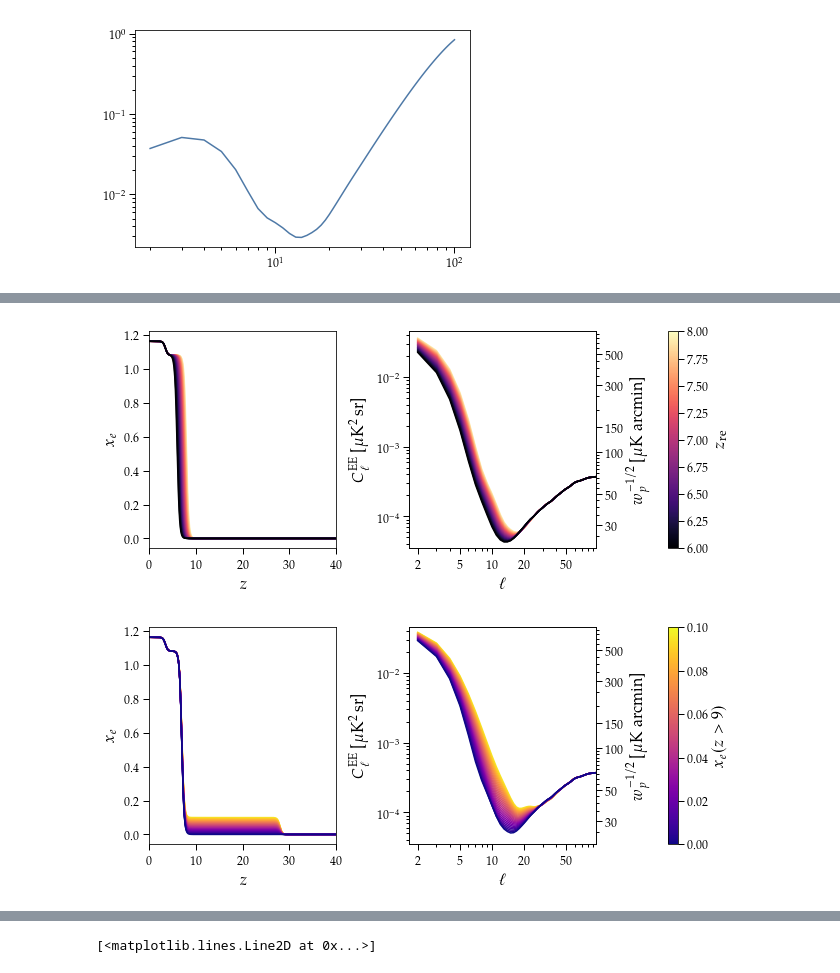
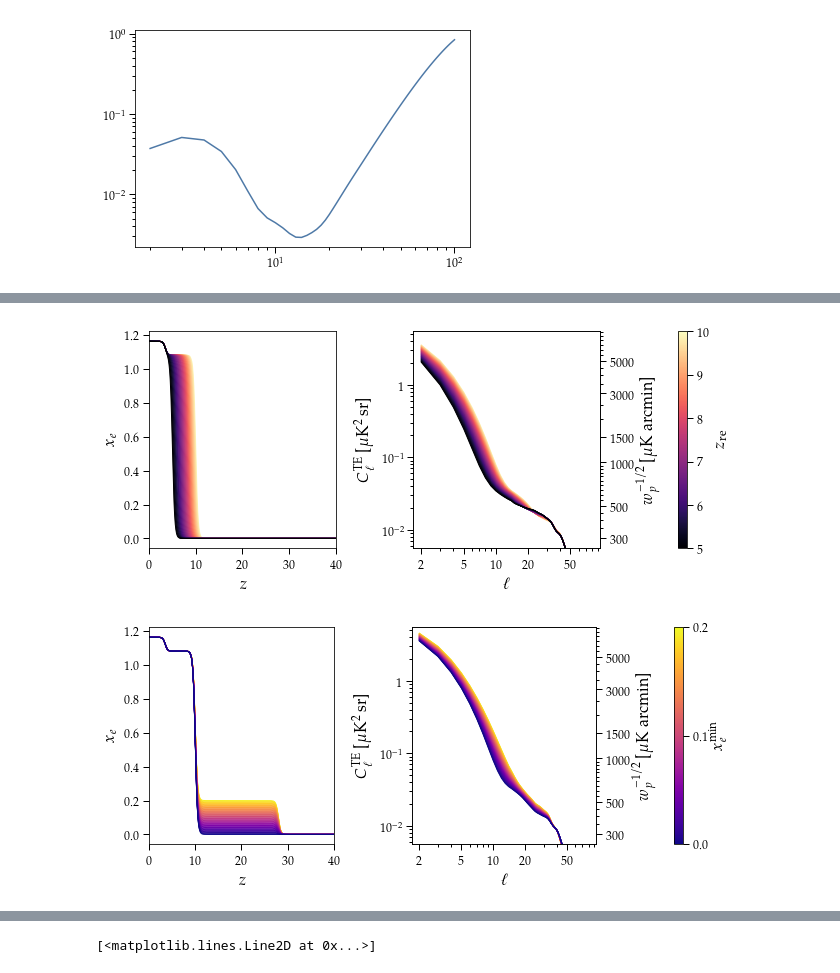
Before and after one commit to dncnwtts/low-ell-reionization, a Jupyter notebook: Fisher Testing.ipynb, the cells around one changed output, grey strips where cells are left out. Cells and saved outputs as stored; diff of their text form; code cells hidden in the pictures.

```diff
--- a/Fisher Testing.ipynb
+++ b/Fisher Testing.ipynb
@@ -75,7 +75,8 @@ def get_twotau(thermo, zmax=100, xmin=2e-4):
     return zsplit, tau_lo, tau_hi
 # %%
 def twinplot(ell, Cl, axes=None, label=None, color='k', marker='.',
-        linestyle=' ', ymin=None, ymax=None, alpha=1, axlabels=True, lw=None):
+        linestyle=' ', ymin=None, ymax=None, alpha=1, lw=None, spec='EE',
+            xlabels=True, ylabels_l=True, ylabels_r=True):
     if axes == None:
         ax = plt.gca()
         axes = [ax, ax.twinx()]
@@ -88,7 +89,8 @@ def twinplot(ell, Cl, axes=None, label=None, color='k', marker='.',
     else:
         ymin, ymax = np.log10(ymin), np.log10(ymax)
         axes[0].set_ylim(ymin, ymax)
-    values = np.arange(int(ymin), int(ymax))
+    xmin, xmax = axes[0].get_xlim()
+    values = np.arange(int(ymin), int(ymax)+1)
     labels = 10.**values
     axes[0].set_yticks(values, minor=False)
 
@@ -106,7 +108,7 @@ def twinplot(ell, Cl, axes=None, label=None, color='k', marker='.',
 
     l0 = np.array([], dtype='float')
     labels = np.arange(1, 10)
-    for i in range(-24, 4):
+    for i in range(values[0]-1, values[-1]+2):
         l0 = np.concatenate((l0, 10**i*labels))
     axes[0].set_yticks(np.log10(l0), minor=True)
     axes[0].set_ylim(ymin, ymax)
@@ -132,10 +134,16 @@ def twinplot(ell, Cl, axes=None, label=None, color='k', marker='.',
     axes[1].set_yticks(np.log10((np.pi*l0/180/60)**2), minor=True)
     axes[1].set_ylim(axes[0].get_ylim())
 
-    if axlabels:
+    if ylabels_l:
+        spec = r'\mathrm{{ {0} }}'.format(spec)
+        axes[0].set_ylabel(r'$C_\ell^' + spec + r'$ [$\mathrm{\mu K^2\,sr}$]')
+    if ylabels_r:
         axes[1].set_ylabel(r'$w_p^{-1/2}$ [$\mathrm{\mu K\ arcmin}$]')
+
+    if xlabels:
         axes[0].set_xlabel(r'$\ell$')
-        axes[0].set_ylabel(r'$C_\ell^\mathrm{EE}$ [$\mathrm{\mu K^2\,sr}$]')
+        axes[0].set_xlim(xmin, 95)
+
 
     return axes
 # %%
@@ -256,8 +347,7 @@ Invalid limit will be ignored.
 # %%
-zs = np.linspace(6, 8, 25)
-xes = np.linspace(0, 0.1, 25)
-z0 = zs.mean()
-xe0 = xes.mean()
+zs = np.linspace(5, 10, 50)
+xes = np.linspace(0, 0.2, 50)
+z0 = 10
 xe0 = 0
 
 fig, axes = plt.subplots(nrows=1, ncols=3, figsize=(9,4), gridspec_kw={"width_ratios":[1,1, 0.05]})
@@ -265,56 +355,71 @@ ax1 = axes[0]
 ax2 = axes[1]
 cax = axes[2]
 axs2 = [ax2, ax2.twinx()]
-taulos1 = []
-tauhis1 = []
 for i in range(len(zs))[::-1]:
     z, xe, ell, EE, TE = get_spectra(zs[i], xe0, both=True)
     thermo = get_spectra(zs[i], xe0, therm=True)
-    _, taulo, tauhi = get_twotau(thermo, zmax=100, xmin=2e-4)
-    taulos1.append(taulo)
-    tauhis1.append(tauhi)
-    ax1.plot(z, xe, color=plt.cm.magma(i/len(zs)))
+    ax1.plot(z, xe, color=plt.cm.magma(i/len(zs)), lw=lw)
     ax1.set_xlim([0, 40])
     ax1.set_xlabel(r'$z$')
     ax1.set_ylabel(r'$x_e$')
-    twinplot(ell, (2.7e6)**2*EE, linestyle='-', marker=None, color=plt.cm.magma(i/len(zs)), axes=axs2, ymin=3.5e-5, ymax=4.5e-2)
+    twinplot(ell, (2.7e6)**2*TE, linestyle='-', marker=None, color=plt.cm.magma(i/len(zs)),
+             axes=axs2, spec='TE', lw=lw, ymin=5.5e-3, ymax=5.5)
 plt.xlim(right=95)
 sm = plt.cm.ScalarMappable(cmap=plt.cm.magma, norm=plt.Normalize(vmin=zs.min(), vmax=zs.max()))
 sm._A = []
 fig.colorbar(sm, cax=cax, label=r'$z_\mathrm{re}$')
-taulos1 = taulos1[::-1]
-tauhis1 = tauhis1[::-1]
 
 
 plt.tight_layout()
 
 fig, axes = plt.subplots(nrows=1, ncols=3, figsize=(9,4), gridspec_kw={"width_ratios":[1,1, 0.05]})
 ax1 = axes[0]
 ax2 = axes[1]
 cax = axes[2]
 axs2 = [ax2, ax2.twinx()]
-taulos2 = []
-tauhis2 = []
 for i in range(len(zs))[::-1]:
     z, xe, ell, EE, TE = get_spectra(z0, xes[i], both=True)
     thermo = get_spectra(z0, xes[i], therm=True)
     _, taulo, tauhi = get_twotau(thermo, zmax=100, xmin=2e-4)
-    taulos2.append(taulo)
-    tauhis2.append(tauhi)
 
-    ax1.plot(z, xe, color=plt.cm.plasma(i/len(zs)))
+    ax1.plot(z, xe, color=plt.cm.plasma(i/len(zs)), lw=lw)
     ax1.set_xlim([0, 40])
     ax1.set_xlabel(r'$z$')
     ax1.set_ylabel(r'$x_e$')
-    twinplot(ell, (2.7e6)**2*EE, linestyle='-', marker=None, color=plt.cm.plasma(i/len(zs)), axes=axs2, ymin=3.5e-5, ymax=4.5e-2)
+    twinplot(ell, (2.7e6)**2*TE, linestyle='-', marker=None, color=plt.cm.plasma(i/len(zs)),
+             axes=axs2, spec='TE', lw=lw, ymin=5.5e-3, ymax=5.5)
 plt.xlim(right=95)
 sm = plt.cm.ScalarMappable(cmap=plt.cm.plasma, norm=plt.Normalize(vmin=xes.min(), vmax=xes.max()))
 sm._A = []
-fig.colorbar(sm, cax=cax, label=r'$x_e(z>9)$')
-taulos2 = taulos2[::-1]
-tauhis2 = tauhis2[::-1]
+fig.colorbar(sm, cax=cax, label=r'$x_e^\mathrm{min}$', ticks=[0, 0.1, 0.2])
 
 plt.tight_layout()
+
+
+
+fig, axes = plt.subplots(nrows=1, ncols=3, figsize=(9,4), gridspec_kw={"width_ratios":[1,1, 0.05]})
+ax1 = axes[0]
+ax2 = axes[1]
+cax = axes[2]
+axs2 = [ax2, ax2.twinx()]
+dzs = np.linspace(0.5, 4.5, len(xes)//2)
+for i in range(len(dzs))[::-1]:
+    z, xe, ell, EE, TE = get_spectra(z0, xe0, dz=dzs[i], both=True, zstartmax=100)
+    thermo = get_spectra(z0, xes[i], therm=True)
+    _, taulo, tauhi = get_twotau(thermo, zmax=100, xmin=2e-4)
+
+    ax1.plot(z, xe, color=plt.cm.inferno(i/len(dzs)),lw=lw)
+    ax1.set_xlim([0, 40])
+    ax1.set_xlabel(r'$z$')
+    ax1.set_ylabel(r'$x_e$')
+    twinplot(ell, (2.7e6)**2*TE, linestyle='-', marker=None, color=plt.cm.inferno(i/len(dzs)),
+             axes=axs2, spec='TE', lw=lw, ymin=5.5e-3, ymax=5.5)
+plt.xlim(right=95)
+sm = plt.cm.ScalarMappable(cmap=plt.cm.inferno, norm=plt.Normalize(vmin=dzs.min(), vmax=dzs.max()))
+sm._A = []
+fig.colorbar(sm, cax=cax, label=r'$\delta z_\mathrm{re}$')
+
+plt.tight_layout()
 # %% [output]
-[figure, old version]
+[figure, new version]
-[figure, old version]
+[figure, new version]
```
Also changed, not shown: parts of 70 cells of this notebook, 1 other file.
